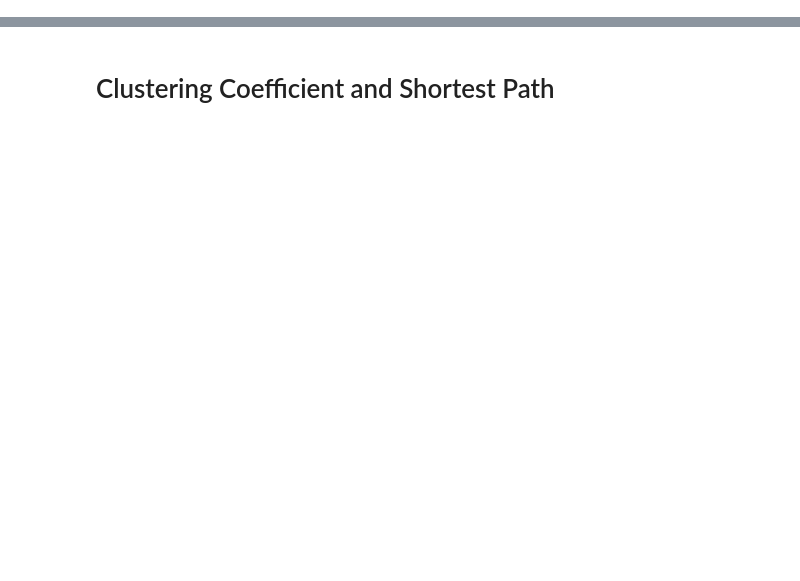
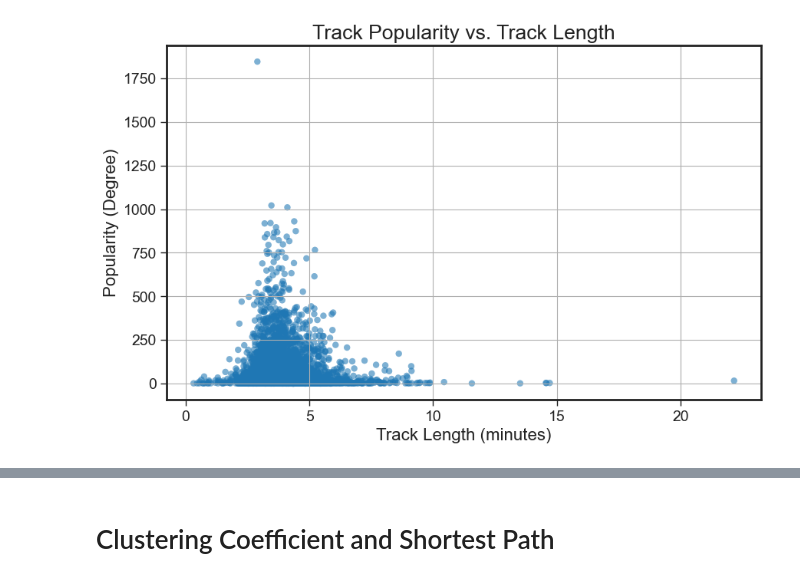
Before and after one commit to KyoKii02/CPSC572-Project, a Jupyter notebook: graph_stats.ipynb, the cells around one changed output, grey strips where cells are left out. Saved outputs shown, nothing was run; the diff lists cells and outputs as text; code cells hidden in the pictures; blank space fills up the shorter version.

```diff
--- a/graph_stats.ipynb
+++ b/graph_stats.ipynb
@@ -74,3 +74,27 @@ plt.show()
+# %%
+# Iterate through each node to get its degree and duration
+for node in G.nodes:
+    degrees.append(G.degree(node))
+    durations.append(G.nodes[node]['duration_ms'])
+
+# Convert durations from milliseconds to minutes for a better scale
+durations_minutes = [duration / 60000 for duration in durations]
+
+# Filter out the data points where the duration is more than 80 minutes or the degree is above 3000
+filtered_degrees = [degree for degree, duration in zip(degrees, durations_minutes) if duration <= 80]
+filtered_durations_minutes = [duration for duration in durations_minutes if duration <= 80]
+filtered_degrees, filtered_durations_minutes = zip(*[(deg, dur) for deg, dur in zip(filtered_degrees, filtered_durations_minutes) if deg <= 3000])
+
+# Create the scatter plot without outliers
+plt.figure(figsize=(10, 6))
+plt.scatter(filtered_durations_minutes, filtered_degrees, alpha=0.35, edgecolors='none')
+plt.title('Track Popularity vs. Track Length')
+plt.xlabel('Track Length (minutes)')
+plt.ylabel('Popularity (Degree)')
+plt.grid(True)
+plt.show()
+# %% [output]
+[figure, added]
 # %%
 # Initialize lists for degrees and positions
 all_degrees = []
```
Also changed, not shown: parts of 8 cells of this notebook.
